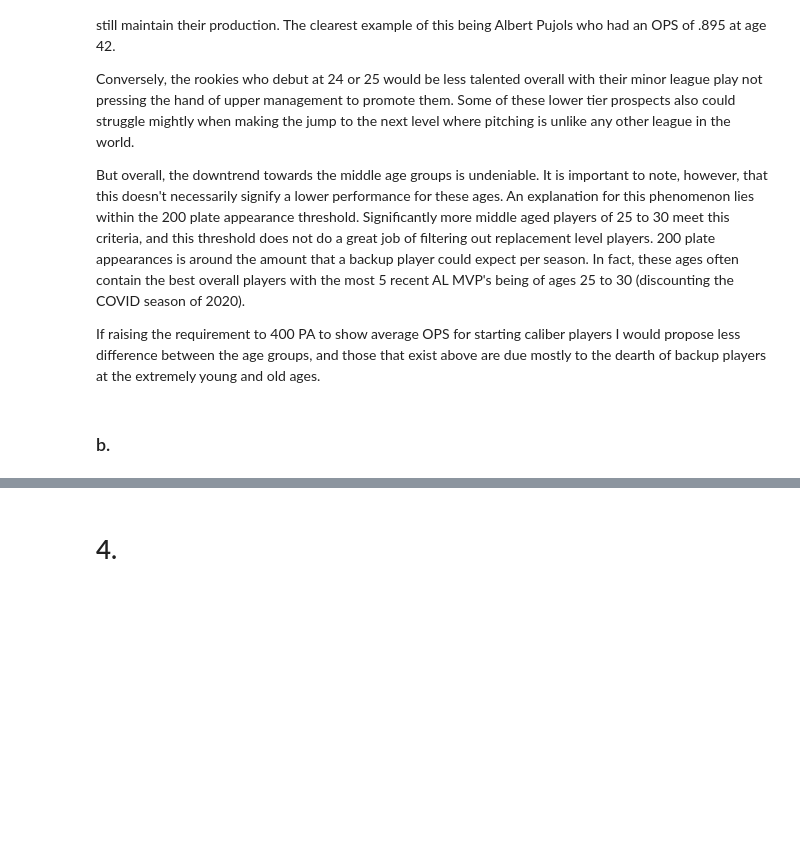
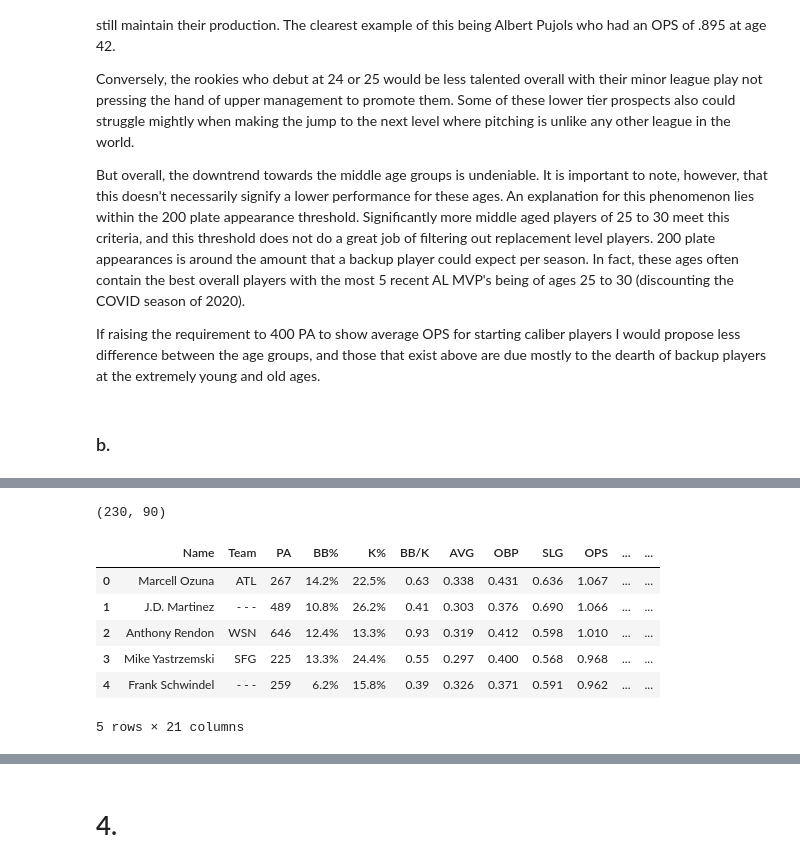
Before and after one commit to reetyf/yankees, a Jupyter notebook: part2/Hailey_Weinschenk_QA_Associate_Questionnaire_part2.ipynb, the cells around one changed output, grey strips where cells are left out. Drawn from its saved outputs; the diff is of its cells as text; code cells hidden in the pictures; blank space fills up the shorter version.

```diff
--- a/part2/Hailey_Weinschenk_QA_Associate_Questionnaire_part2.ipynb
+++ b/part2/Hailey_Weinschenk_QA_Associate_Questionnaire_part2.ipynb
@@ -118,0 +129,19 @@ If raising the requirement to 400 PA to show average OPS for starting caliber pl
+# %%
+age29 = pd.read_csv('20152022age29.csv')
+age34 = pd.read_csv('20152022age34.csv')
+
+
+# similar totals differentiated by probably minimum PA's...
+age29.shape[0],age34.shape[0]
+# %% [output]
+(230, 90)
+# %%
+age29.head()
+# %% [output]
+|  | Name | Team | PA | BB% | K% | BB/K | AVG | OBP | SLG | OPS | ... | ... |
+| 0 | Marcell Ozuna | ATL | 267 | 14.2% | 22.5% | 0.63 | 0.338 | 0.431 | 0.636 | 1.067 | ... | ... |
+| 1 | J.D. Martinez | - - - | 489 | 10.8% | 26.2% | 0.41 | 0.303 | 0.376 | 0.690 | 1.066 | ... | ... |
+| 2 | Anthony Rendon | WSN | 646 | 12.4% | 13.3% | 0.93 | 0.319 | 0.412 | 0.598 | 1.010 | ... | ... |
+| 3 | Mike Yastrzemski | SFG | 225 | 13.3% | 24.4% | 0.55 | 0.297 | 0.400 | 0.568 | 0.968 | ... | ... |
+| 4 | Frank Schwindel | - - - | 259 | 6.2% | 15.8% | 0.39 | 0.326 | 0.371 | 0.591 | 0.962 | ... | ... |
+5 rows × 21 columns
```
Also changed, not shown: parts of 18 cells of this notebook, 5 other files.
